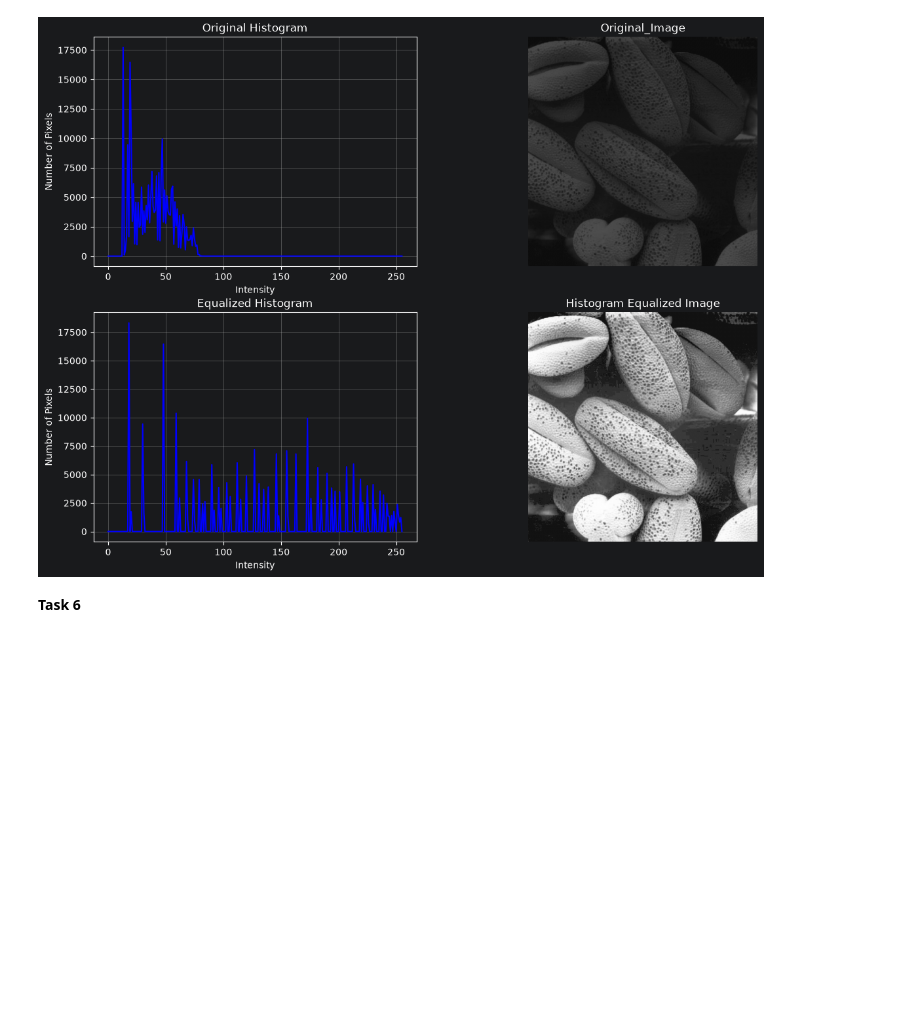
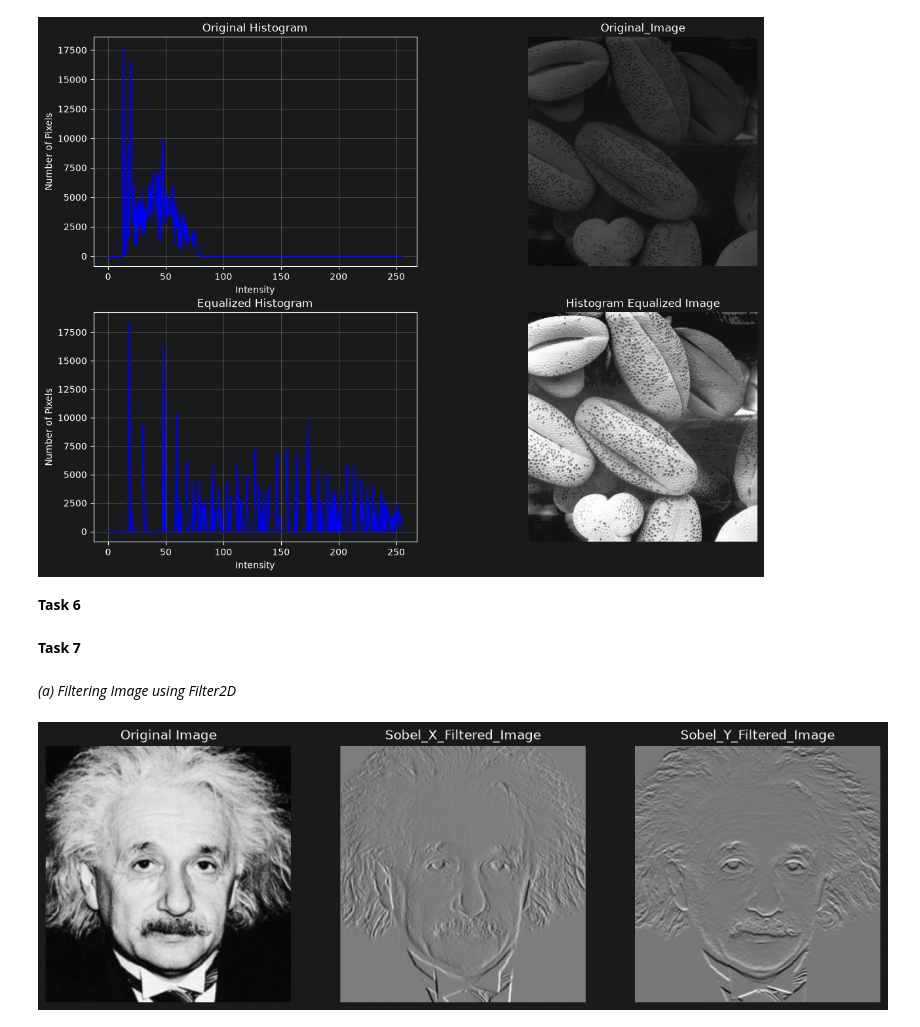
Before and after one commit to indeepa-05/EN3160-Image-Processing, a Jupyter notebook: Assignments/EN3160 Assignment1 on Intensity Transformations and Neighborhood Filtering.ipynb, the cells around one changed output. Cells and saved outputs as stored; diff of their text form; code cells hidden in the pictures; blank space fills up the shorter version.

Commit message:
Completed Task 7 in EN3160 Assignment1 on Intensity Transformations and Neighborhood Filtering

```diff
--- a/Assignments/EN3160 Assignment1 on Intensity Transformations and Neighborhood Filtering.ipynb
+++ b/Assignments/EN3160 Assignment1 on Intensity Transformations and Neighborhood Filtering.ipynb
@@ -287,3 +287,38 @@ ax[1][1].axis('off')
 [figure]
 # %% [markdown]
 **Task 6**
+# %% [markdown]
+**Task 7**
+# %% [markdown]
+*(a) Filtering Image using Filter2D*
+# %%
+#Loading Image
+im7 = cv.imread(filename="D:\EN3160 - Image Procesing and Machine Vision Codes/Assignments/images/q7.jpeg",flags=cv.IMREAD_GRAYSCALE)
+assert im7 is not None
+
+# Define the Sobel-X filter
+sobel_x = np.array([[1, 0, -1], [2, 0, -2], [1, 0, -1]])
+
+# Define the Sobel-Y filter
+sobel_y = np.array([[1, 2, 1], [0, 0, 0], [-1, -2, -1]])
+
+# Apply the Sobel filter in the X direction
+sobel_x_filtered = cv.filter2D(im7, cv.CV_64F, sobel_x)
+
+# Apply the Sobel filter in the Y direction
+sobel_y_filtered = cv.filter2D(im7, cv.CV_64F, sobel_y)
+
+#plotting original, sobel-x filtered, sobel-y filtered images
+fig,ax = plt.subplots(nrows=1,ncols=3, figsize=(14,10))
+ax[0].imshow(im7,cmap='gray',vmin=0,vmax=255)
+ax[0].set_title('Original Image')
+ax[0].axis('off')
+ax[1].imshow(sobel_x_filtered,cmap='gray')
+ax[1].set_title('Sobel_X_Filtered_Image')
+ax[1].axis('off')
+ax[2].imshow(sobel_y_filtered,cmap='gray')
+ax[2].set_title('Sobel_Y_Filtered_Image')
+ax[2].axis('off')
+plt.show()
+# %% [output]
+[figure, added]
```
Also changed, not shown: parts of 5 cells of this notebook, 2 other files.
